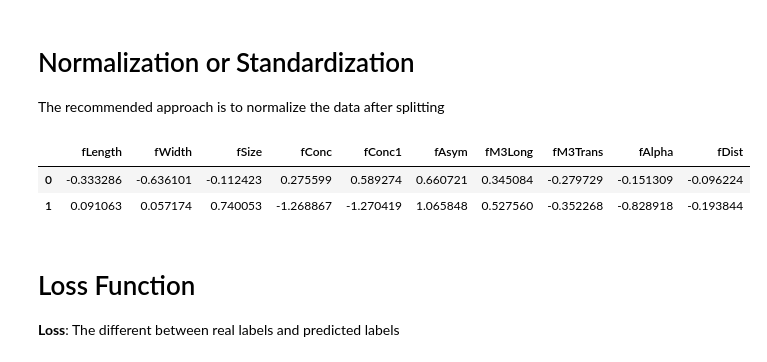
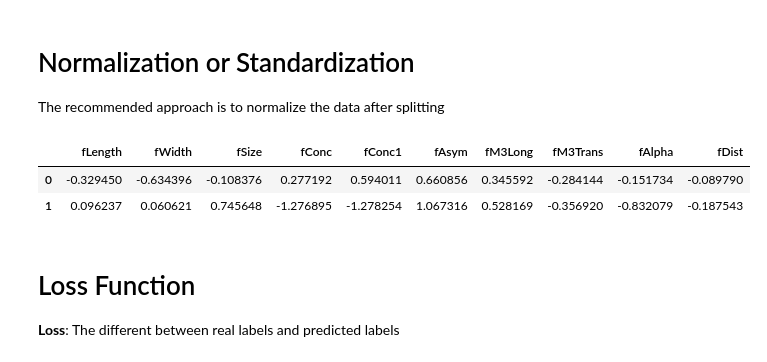
Before and after one commit to RezaTaheri01/my-ml-journey, a Jupyter notebook: Codes/ml_0001_classifications.ipynb, the cells around one changed output. Cells and saved outputs as stored; diff of their text form; code cells hidden in the pictures.

```diff
--- a/Codes/ml_0001_classifications.ipynb
+++ b/Codes/ml_0001_classifications.ipynb
@@ -174,20 +162,20 @@ plt.show()
 The recommended approach is to normalize the data after splitting
 # %%
 def normalization(data, model):
-  norm_data= pd.DataFrame(data=model.fit_transform(data), columns=data.columns)
+  norm_data= pd.DataFrame(data=model.transform(data), columns=data.columns)
 
   return norm_data
 # %%
-# model = preprocessing.MinMaxScaler()
-model = preprocessing.StandardScaler()
+# model = preprocessing.MinMaxScaler().fit(df.drop(["label"], axis=1))
+model = preprocessing.StandardScaler().fit(df.drop(["label"], axis=1))
 X_train = normalization(X_train, model)
 X_test = normalization(X_test, model)
 
 X_train.head(2)
 # %% [output]
 |  | fLength | fWidth | fSize | fConc | fConc1 | fAsym | fM3Long | fM3Trans | fAlpha | fDist |
-| 0 | -0.333286 | -0.636101 | -0.112423 | 0.275599 | 0.589274 | 0.660721 | 0.345084 | -0.279729 | -0.151309 | -0.096224 |
-| 1 | 0.091063 | 0.057174 | 0.740053 | -1.268867 | -1.270419 | 1.065848 | 0.527560 | -0.352268 | -0.828918 | -0.193844 |
+| 0 | -0.329450 | -0.634396 | -0.108376 | 0.277192 | 0.594011 | 0.660856 | 0.345592 | -0.284144 | -0.151734 | -0.089790 |
+| 1 | 0.096237 | 0.060621 | 0.745648 | -1.276895 | -1.278254 | 1.067316 | 0.528169 | -0.356920 | -0.832079 | -0.187543 |
 # %% [markdown]
 # Loss Function
 **Loss**: The different between real labels and predicted labels
```
Also changed, not shown: parts of 10 cells of this notebook, 1 other file.
